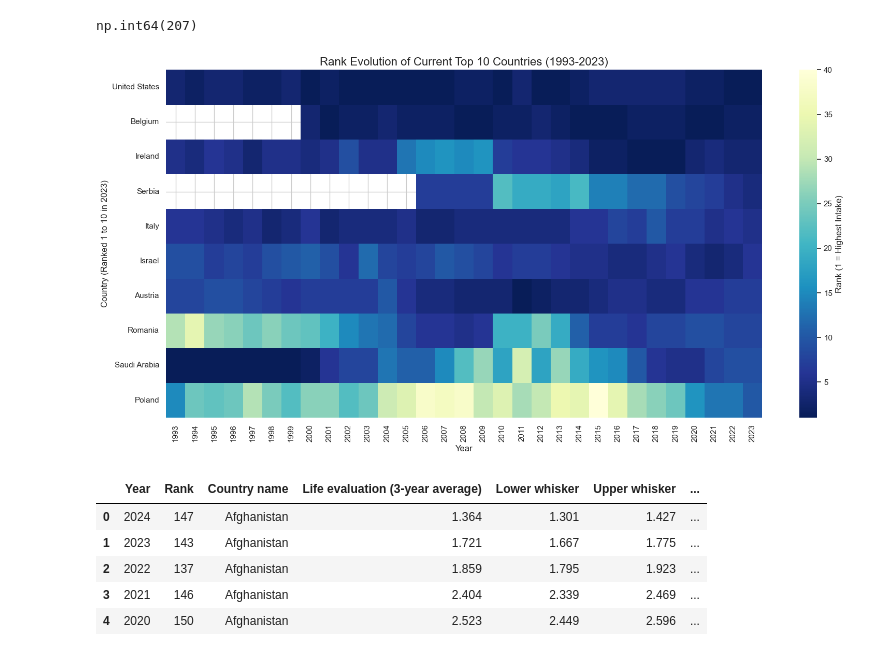
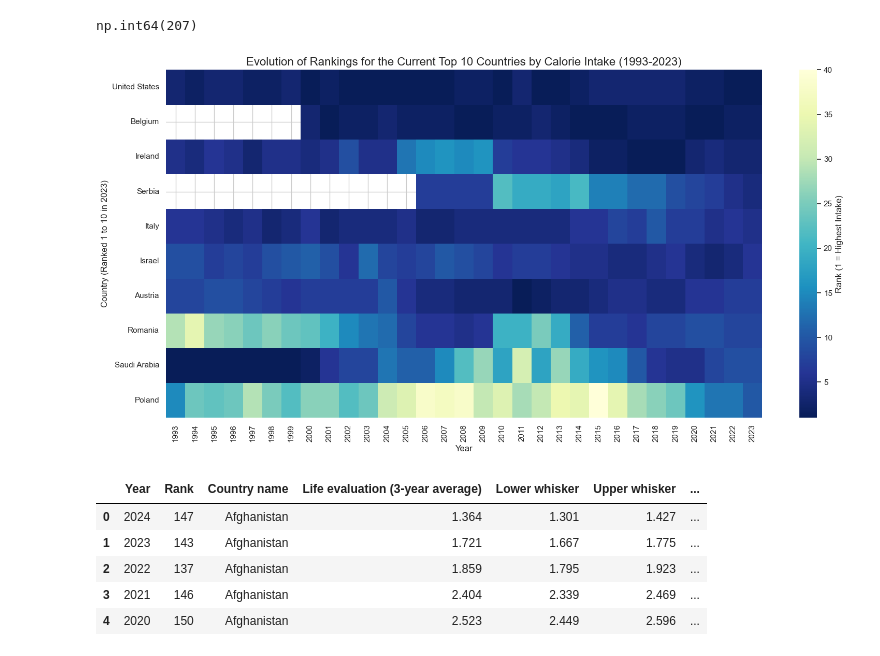
Before and after one commit to com-480-data-visualization/BlueZones, a Jupyter notebook: ExploratoryAnalysis/notebook_myriam.ipynb, the cells around one changed output. Drawn from its saved outputs; the diff is of its cells as text; code cells hidden in the pictures.

```diff
--- a/ExploratoryAnalysis/notebook_myriam.ipynb
+++ b/ExploratoryAnalysis/notebook_myriam.ipynb
@@ -219,29 +219,29 @@ np.int64(207)
 # %%
 diet_df['Rank'] = diet_df.groupby('Year')["Calories intake"].rank(ascending=False, method='min')
 
 max_year = diet_df['Year'].max()
 min_year = max_year - 30
 df_period = diet_df[diet_df['Year'] >= min_year]
 
 top_10_entities = diet_df[diet_df['Year'] == max_year].nsmallest(10, 'Rank')['Entity']
 df_top_10 = df_period[df_period['Entity'].isin(top_10_entities)]
 
 df_pivot_rank = df_top_10.pivot(index='Entity', columns='Year', values='Rank')
 df_pivot_rank = df_pivot_rank.loc[top_10_entities]
 
 plt.figure(figsize=(16, 8))
 sns.heatmap(df_pivot_rank,
             cmap='YlGnBu_r',
             annot=False,
             cbar_kws={'label': 'Rank (1 = Highest Intake)'})
 
-plt.title(f"Rank Evolution of Current Top 10 Countries ({min_year}-{max_year})", fontsize=16)
+plt.title(f"Evolution of Rankings for the Current Top 10 Countries by Calorie Intake ({min_year}-{max_year})", fontsize=16)
 plt.ylabel(f"Country (Ranked 1 to 10 in {max_year})")
 plt.xlabel("Year")
 plt.tight_layout()
 plt.show()
 # %% [output]
-[figure, old version]
+[figure, new version]
 # %%
 happiness_df = pd.read_csv("../data/happiness.csv")
 happiness_df.head()
```
Also changed, not shown: parts of 4 cells of this notebook.
